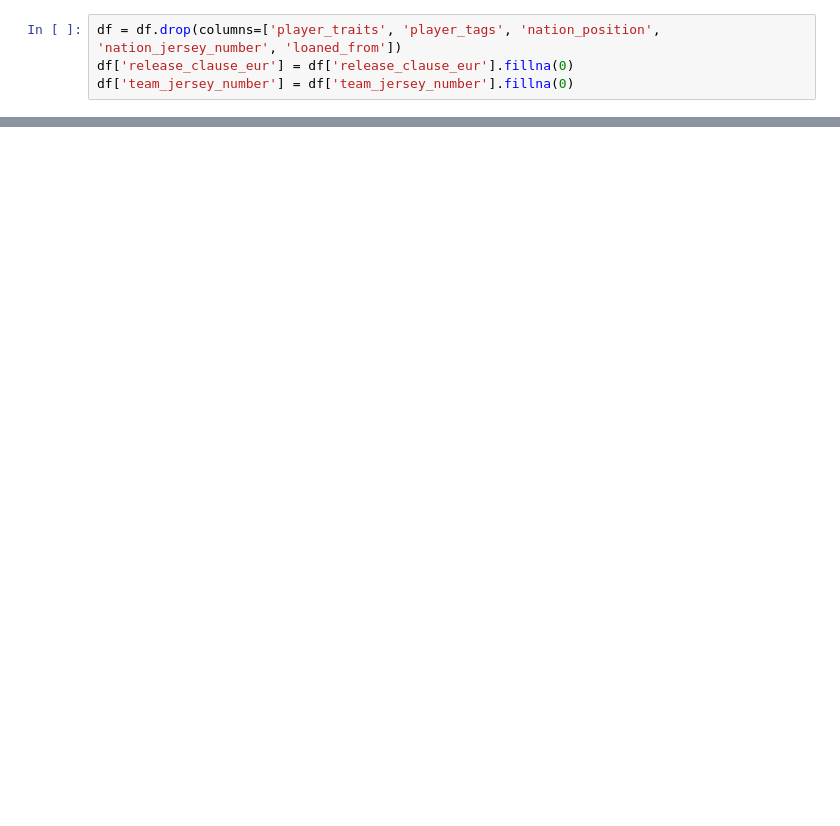
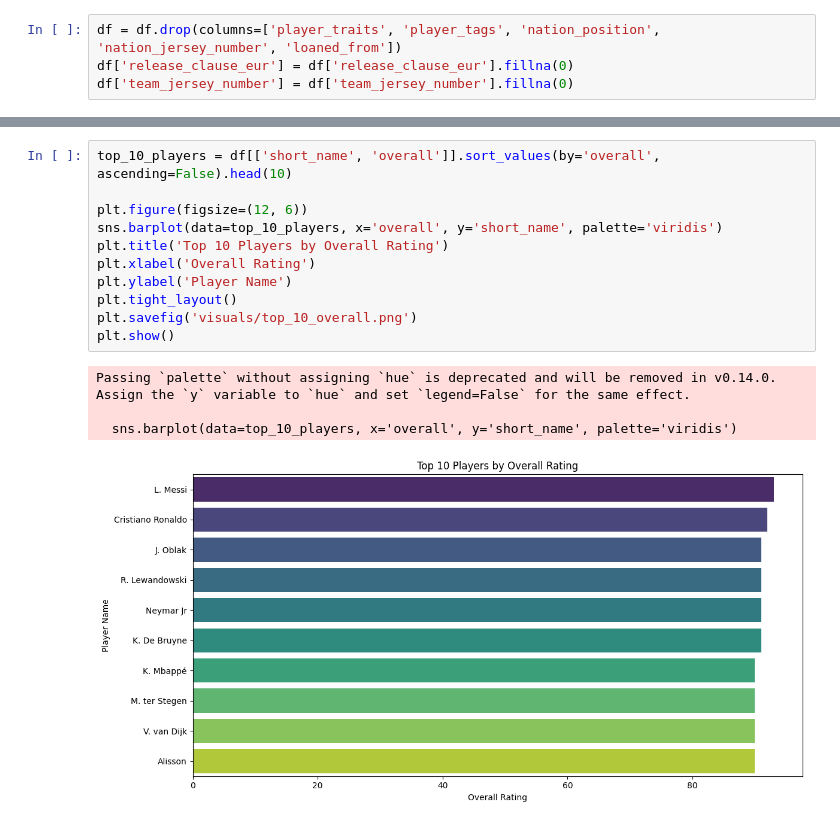
Before and after one commit to niraj713/fifa-player-stats-eda, a Jupyter notebook: notebooks/fifa_player_eda.ipynb, the cells around one changed output, grey strips where cells are left out. Saved outputs shown, nothing was run; the diff lists cells and outputs as text; blank space fills up the shorter version.

Commit message:
Save notebook with visual outputs

```diff
--- a/notebooks/fifa_player_eda.ipynb
+++ b/notebooks/fifa_player_eda.ipynb
@@ -109,0 +224,16 @@ plt.show()
+# %%
+top_10_players = df[['short_name', 'overall']].sort_values(by='overall', ascending=False).head(10)
+
+plt.figure(figsize=(12, 6))
+sns.barplot(data=top_10_players, x='overall', y='short_name', palette='viridis')
+plt.title('Top 10 Players by Overall Rating')
+plt.xlabel('Overall Rating')
+plt.ylabel('Player Name')
+plt.tight_layout()
+plt.savefig('visuals/top_10_overall.png')
+plt.show()
+# %% [output]
+Passing `palette` without assigning `hue` is deprecated and will be removed in v0.14.0. Assign the `y` variable to `hue` and set `legend=False` for the same effect.
+
+  sns.barplot(data=top_10_players, x='overall', y='short_name', palette='viridis')
+[figure, added]
```
Also changed, not shown: parts of 21 cells of this notebook.
